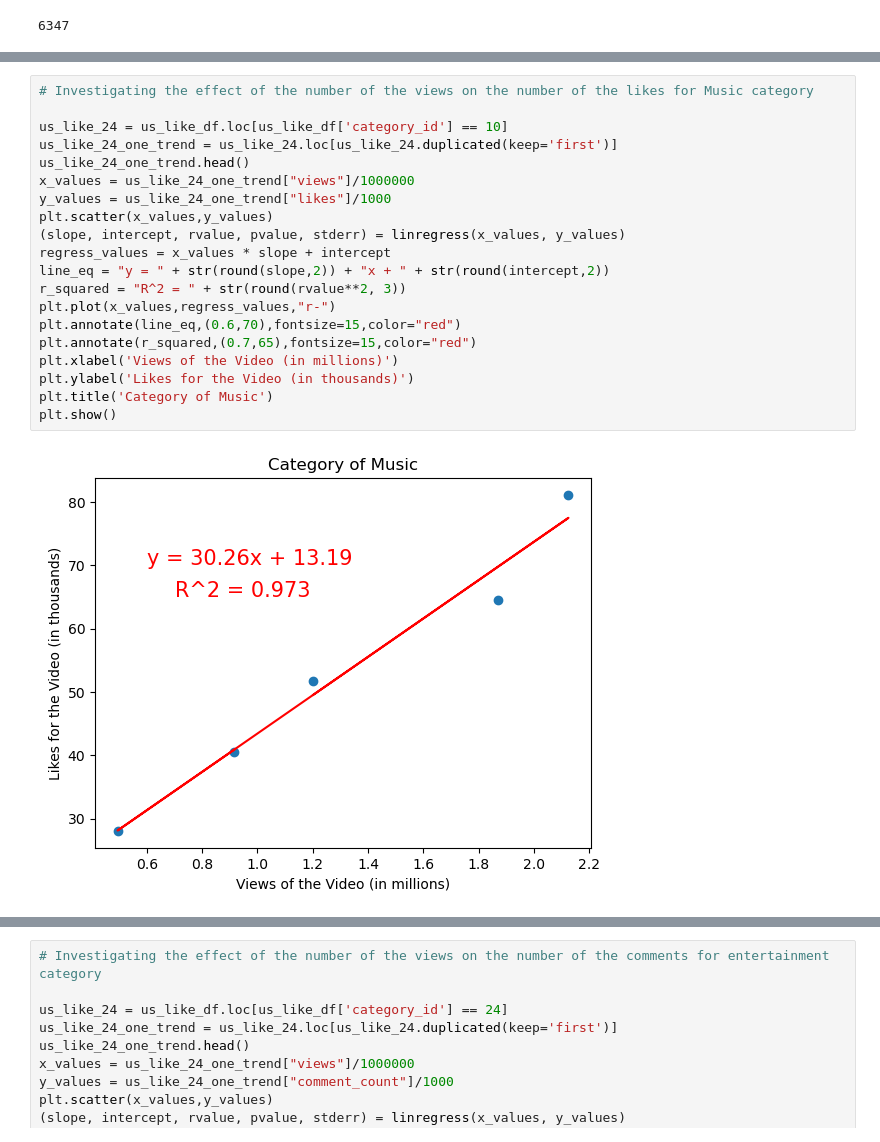
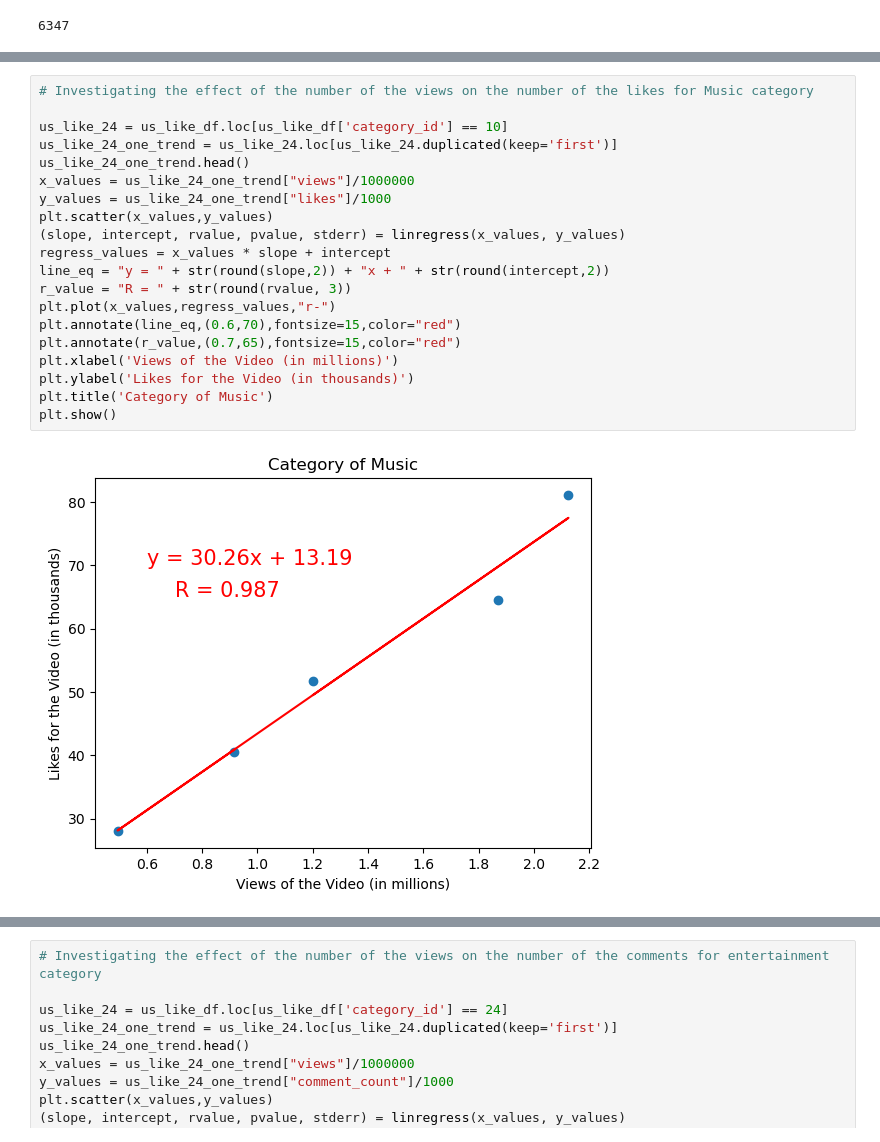
Before and after one commit to kimco2/project_1_misison_youtube, a Jupyter notebook: us_data_like.ipynb, the cells around one changed output, grey strips where cells are left out. Saved outputs shown, nothing was run; the diff lists cells and outputs as text.

```diff
--- a/us_data_like.ipynb
+++ b/us_data_like.ipynb
@@ -57,25 +57,25 @@ plt.show()
 # %%
 # Investigating the effect of the number of the views on the number of the likes for Music category
 
 us_like_24 = us_like_df.loc[us_like_df['category_id'] == 10]
 us_like_24_one_trend = us_like_24.loc[us_like_24.duplicated(keep='first')]
 us_like_24_one_trend.head()
 x_values = us_like_24_one_trend["views"]/1000000
 y_values = us_like_24_one_trend["likes"]/1000
 plt.scatter(x_values,y_values)
 (slope, intercept, rvalue, pvalue, stderr) = linregress(x_values, y_values)
 regress_values = x_values * slope + intercept
 line_eq = "y = " + str(round(slope,2)) + "x + " + str(round(intercept,2))
-r_squared = "R^2 = " + str(round(rvalue**2, 3))
+r_value = "R = " + str(round(rvalue, 3))
 plt.plot(x_values,regress_values,"r-")
 plt.annotate(line_eq,(0.6,70),fontsize=15,color="red")
-plt.annotate(r_squared,(0.7,65),fontsize=15,color="red")
+plt.annotate(r_value,(0.7,65),fontsize=15,color="red")
 plt.xlabel('Views of the Video (in millions)')
 plt.ylabel('Likes for the Video (in thousands)')
 plt.title('Category of Music')
 plt.show()
 # %% [output]
-[figure, old version]
+[figure, new version]
 # %%
 # Investigating the effect of the number of the views on the number of the dislikes for entertainment category
 
```
Also changed, not shown: parts of 5 cells of this notebook, 1 other file.
